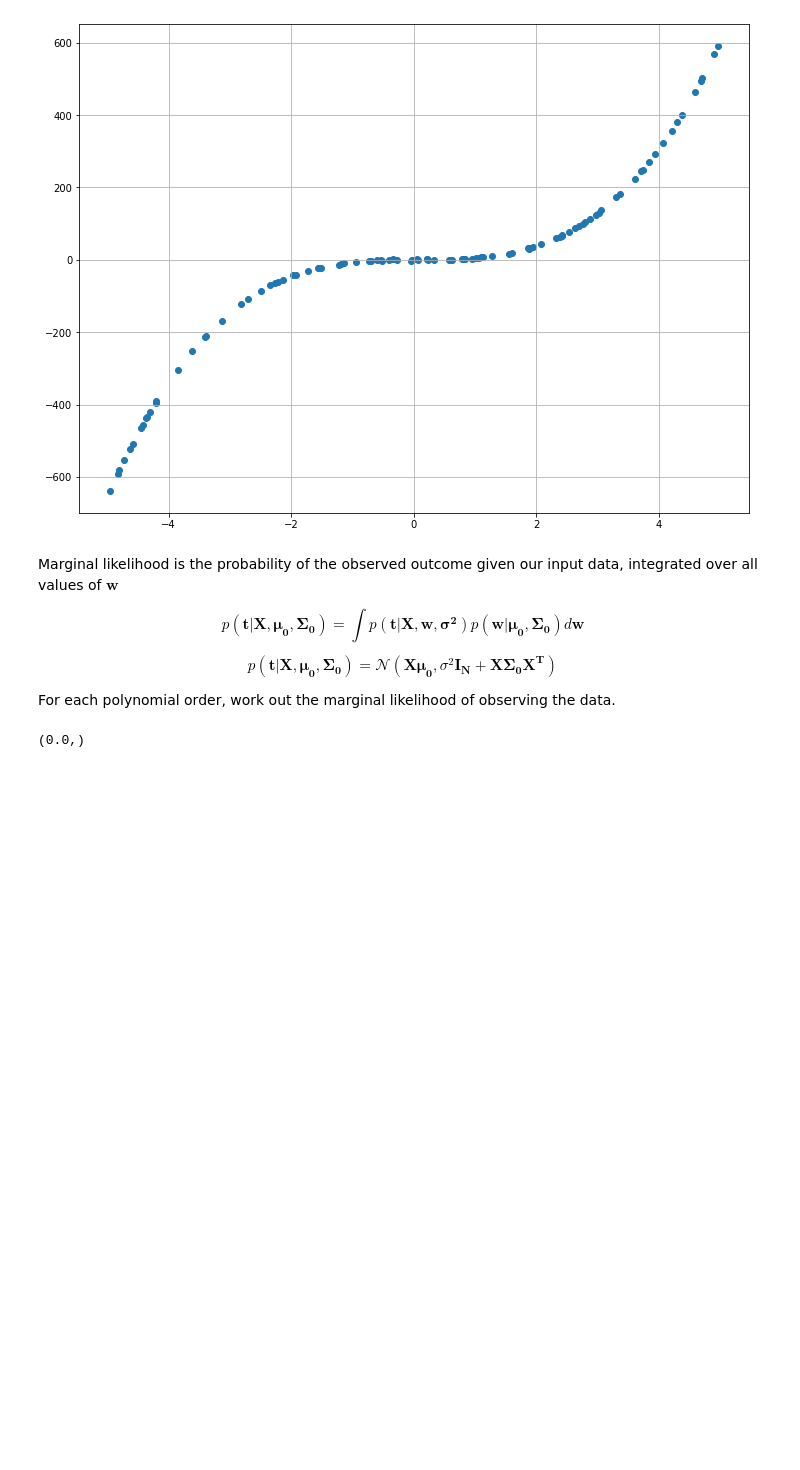
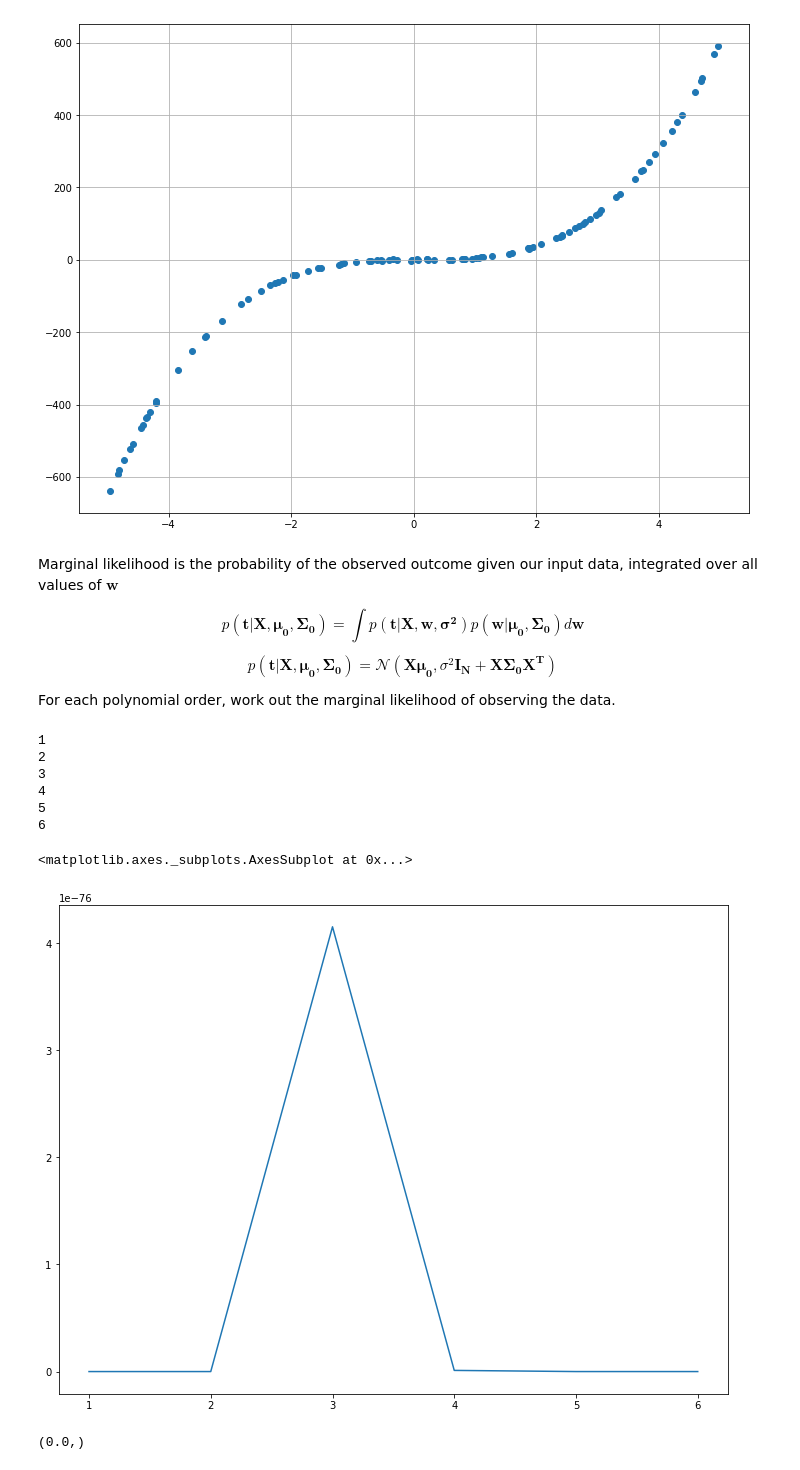
Before and after one commit to rekcahpassyla/mine, a Jupyter notebook: notebooks/machinelearning/fcml/3_Bayesian_Approach/Noisy polynomial.ipynb, the cells around one changed output. Saved outputs shown, nothing was run; the diff lists cells and outputs as text; code cells hidden in the pictures; blank space fills up the shorter version.

```diff
--- a/notebooks/machinelearning/fcml/3_Bayesian_Approach/Noisy polynomial.ipynb
+++ b/notebooks/machinelearning/fcml/3_Bayesian_Approach/Noisy polynomial.ipynb
@@ -41,36 +41,46 @@ s = 1   # sigma
 
 def generate_prior_w(n):
     return scipy.stats.multivariate_normal(np.zeros(n), np.identity(n))
 
 def generate_X(x, n):
     X = np.polynomial.polynomial.polyvander(x, deg=n)
     return X
 
 pinv = np.linalg.pinv
 
 def likelihood(data, n, debug=False):
     # use all the data.
     X = generate_X(data.index, n)
     mu0 = np.zeros(n+1)
     sigma0 = np.identity(n+1)
     mu_p = np.einsum('ij,j->i', X, mu0)
     sigma_p = s**2 * np.identity(data.size) + np.einsum('ij,jk,km->im', X, sigma0, X.T)
     marginal = multivariate_normal(mu_p, sigma_p)
     likelihood = marginal.pdf(data.values)
     if debug:
         retvals = likelihood, marginal, mu_p, sigma_p
     else:
         retvals = likelihood,
     return retvals
 
 results = {}
 
-for deg in range(1, 9):
-    results[deg] = likelihood(data, deg)
+for deg in range(1, 7):
+    print(deg)
+    results[deg] = likelihood(data, deg)[0]
 
 results = pd.Series(results)
 
-results.plot(figsize=)
+results.plot(figsize=(12, 9))
+# %% [output]
+1
+2
+3
+4
+5
+6
+<matplotlib.axes._subplots.AxesSubplot at 0x...>
+[figure, added]
 # %%
 ll
 # %% [output]
```
Also changed, not shown: 3 other files.
